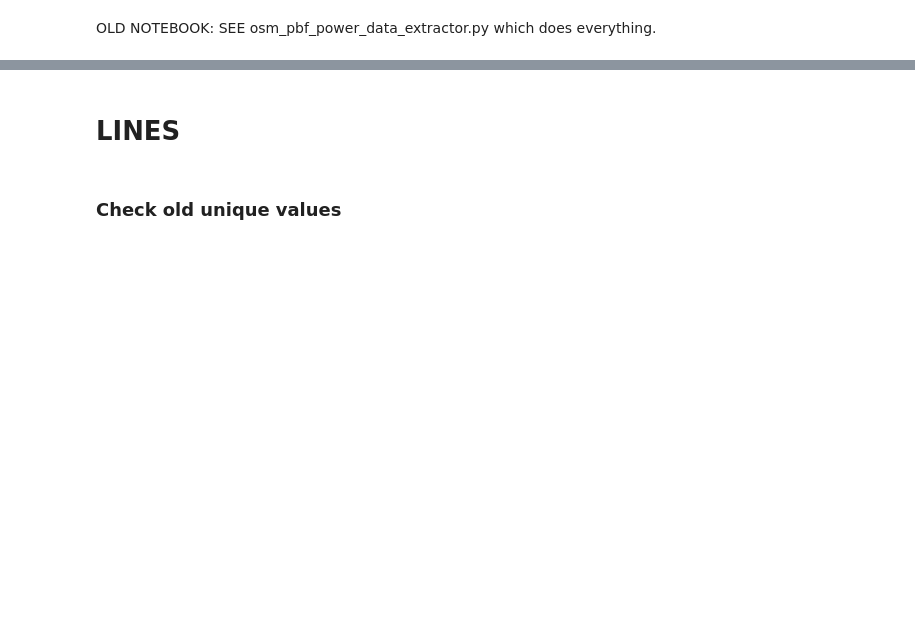
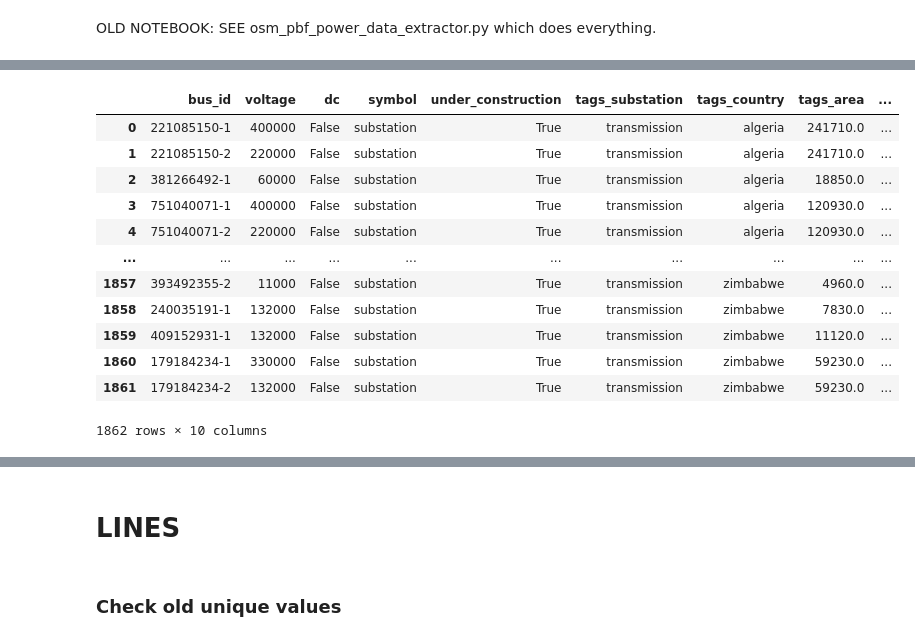
Before and after one commit to pypsa-meets-earth/pypsa-africa-hackathon, a Jupyter notebook: data_exploration/WP5_transmission_assets/osm_data_cleaning.ipynb, the cells around one changed output, grey strips where cells are left out. Drawn from its saved outputs; the diff is of its cells as text; code cells hidden in the pictures; blank space fills up the shorter version.

```diff
--- a/data_exploration/WP5_transmission_assets/osm_data_cleaning.ipynb
+++ b/data_exploration/WP5_transmission_assets/osm_data_cleaning.ipynb
@@ -44,0 +139,47 @@ df_all_substations = df_all_substations.dropna(subset=['tags.voltage']) # Drop a
+# %%
+# Drop any row with Voltage = N/A
+df = df_all_substations.dropna(subset=['voltage'])
+
+#Split semicolon separated cells i.e. [66000;220000] and create new identical rows
+lst_col = 'voltage'
+x = df.assign(**{lst_col:df[lst_col].str.split(';')})
+x = pd.DataFrame({
+    col:np.repeat(x[col].values, x[lst_col].str.len())
+    for col in x.columns.difference([lst_col])
+    }).assign(**{lst_col:np.concatenate(x[lst_col].values)})[x.columns.tolist()]
+df_all_substations = x
+
+#display(df_all_substations)
+# %%
+# Create unique bus id's
+# The steps below create unique bus id's without loosing the original OSM bus_id
+
+# Context
+# The previous duplication of rows (to split the voltage) lead to a couple of same bus_id
+
+# Method
+# Unique bus_id are created by simply adding -1,-2,-3 to the original bus_id
+# Every unique id gets a -1
+# If a bus_id exist i.e. three times it it will the counted by cumcount -1,-2,-3 making the id unique
+
+if df_all_substations["bus_id"].count() != df_all_substations["bus_id"].nunique(): # operate only if line_id is not already unique (nunique counts unique values)
+    df_all_substations["cumcount"] = df_all_substations.groupby(["bus_id"]).cumcount() # create cumcount column. Cumcount counts 0,1,2,3 the number of duplicates
+    df_all_substations["cumcount"] = df_all_substations["cumcount"] + 1 # avoid 0 value for better understanding
+    df_all_substations["bus_id"] = df_all_substations["bus_id"].astype(str) + "-" + df_all_substations["cumcount"].values.astype(str) # add cumcount to line_id to make line_id unique
+    df_all_substations.drop(columns = "cumcount", inplace=True) # remove cumcount column
+
+display(df_all_substations)
+# %% [output]
+|  | bus_id | voltage | dc | symbol | under_construction | tags_substation | tags_country | tags_area | ... |
+| 0 | 221085150-1 | 400000 | False | substation | True | transmission | algeria | 241710.0 | ... |
+| 1 | 221085150-2 | 220000 | False | substation | True | transmission | algeria | 241710.0 | ... |
+| 2 | 381266492-1 | 60000 | False | substation | True | transmission | algeria | 18850.0 | ... |
+| 3 | 751040071-1 | 400000 | False | substation | True | transmission | algeria | 120930.0 | ... |
+| 4 | 751040071-2 | 220000 | False | substation | True | transmission | algeria | 120930.0 | ... |
+| ... | ... | ... | ... | ... | ... | ... | ... | ... | ... |
+| 1857 | 393492355-2 | 11000 | False | substation | True | transmission | zimbabwe | 4960.0 | ... |
+| 1858 | 240035191-1 | 132000 | False | substation | True | transmission | zimbabwe | 7830.0 | ... |
+| 1859 | 409152931-1 | 132000 | False | substation | True | transmission | zimbabwe | 11120.0 | ... |
+| 1860 | 179184234-1 | 330000 | False | substation | True | transmission | zimbabwe | 59230.0 | ... |
+| 1861 | 179184234-2 | 132000 | False | substation | True | transmission | zimbabwe | 59230.0 | ... |
+1862 rows × 10 columns
```
Also changed, not shown: parts of 23 cells of this notebook.
